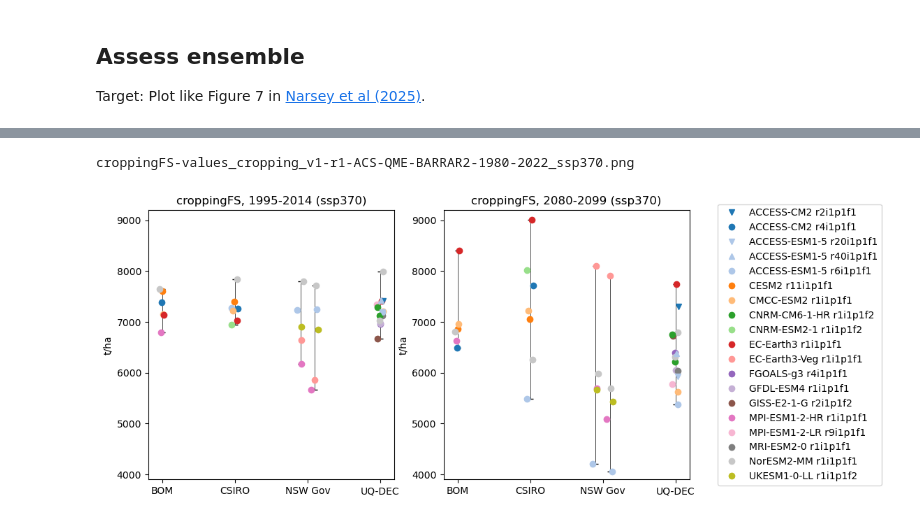
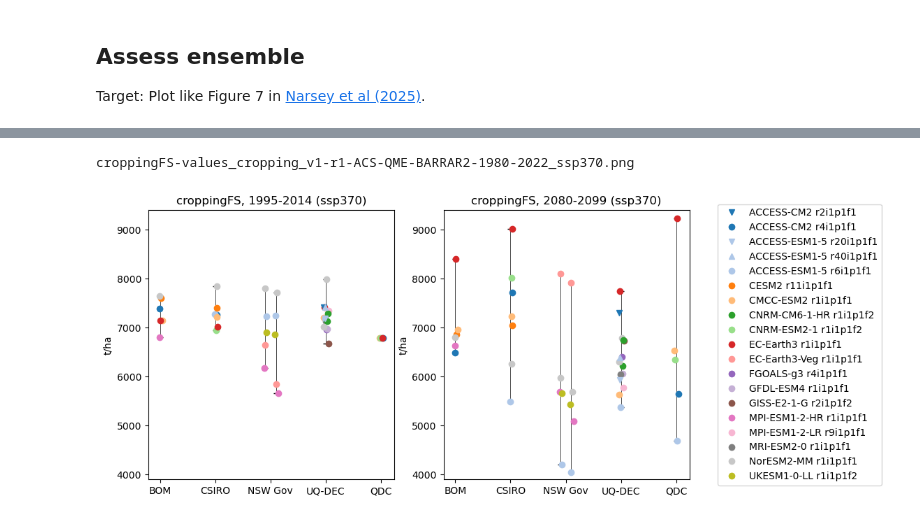
Before and after one commit to ClimateVHT/rip-sip, a Jupyter notebook: test.ipynb, the cells around one changed output, grey strips where cells are left out. Cells and saved outputs as stored; diff of their text form; code cells hidden in the pictures.

Commit message:
Add QDC to plots

```diff
--- a/test.ipynb
+++ b/test.ipynb
@@ -186,10 +186,24 @@ def metric_raw(infile, metric, bc, exp):
     """Process a metric file"""
 
     ds = xr.open_dataset(infile)
+
     da_baseline = ds[metric].sel(time=slice('1995-01-01', '2014-12-31')).mean('time', keep_attrs=True)
-    da_baseline = da_baseline.sel({'experiment': exp, 'bc': bc})
+    if 'qdc' in infile:
+        if 'AGCD' in bc:
+            da_baseline = da_baseline.sel({'experiment': exp, 'obs': 'AGCD'})
+        elif 'BARRA' in bc:
+            da_baseline = da_baseline.sel({'experiment': exp, 'obs': 'BARRA-R2'})
+    else:
+        da_baseline = da_baseline.sel({'experiment': exp, 'bc': bc})
+
     da_future = ds[metric].sel(time=slice('2080-01-01', '2099-12-31')).mean('time', keep_attrs=True)
-    da_future = da_future.sel({'experiment': exp, 'bc': bc})
+    if 'qdc' in infile:
+        if 'AGCD' in bc:
+            da_future = da_future.sel({'experiment': exp, 'obs': 'AGCD'})
+        elif 'BARRA' in bc:
+            da_future = da_future.sel({'experiment': exp, 'obs': 'BARRA-R2'})
+    else:
+        da_future = da_future.sel({'experiment': exp, 'bc': bc})
 
     return da_baseline, da_future
 
@@ -223,6 +237,7 @@ def plot_values(metric, region, bc, exp, ylim=[], savefig=False):
         f'data/{metric}_ccamo-2112_{region}.nc': 4,
         f'data/{metric}_ccamo-2112-r2_{region}.nc': 4,
         f'data/{metric}_ccamo-2112-r4_{region}.nc': 4,
+        f'data/{metric}_qdc_{region}.nc': 5,
     }
 
     fig = plt.figure(figsize=(10, 5))
@@ -230,8 +245,8 @@ def plot_values(metric, region, bc, exp, ylim=[], savefig=False):
     ax2 = plt.subplot(122)
 
     label_list = []
-    baseline_values_dict = {1: [], 2: [], 2.9: [], 3.1: [], 4: []}
-    future_values_dict = {1: [], 2: [], 2.9: [], 3.1: [], 4: []}
+    baseline_values_dict = {1: [], 2: [], 2.9: [], 3.1: [], 4: [], 5: []}
+    future_values_dict = {1: [], 2: [], 2.9: [], 3.1: [], 4: [], 5: []}
     for infile, index in ensfile.items():
         da_baseline, da_future = metric_raw(infile, metric, bc, exp)
         for gcm in da_baseline['gcm'].values:
@@ -264,8 +279,8 @@ def plot_values(metric, region, bc, exp, ylim=[], savefig=False):
     units = units_dict[metric]
     ax1.set_ylabel(units)
     ax2.set_ylabel(units)
-    ax1.set_xticks([1, 2, 3, 4], labels=['BOM', 'CSIRO', 'NSW Gov', 'UQ-DEC'])
-    ax2.set_xticks([1, 2, 3, 4], labels=['BOM', 'CSIRO', 'NSW Gov', 'UQ-DEC'])
+    ax1.set_xticks([1, 2, 3, 4, 5], labels=['BOM', 'CSIRO', 'NSW Gov', 'UQ-DEC', 'QDC'])
+    ax2.set_xticks([1, 2, 3, 4, 5], labels=['BOM', 'CSIRO', 'NSW Gov', 'UQ-DEC', 'QDC'])
     ax1.set_title(f'{metric}, 1995-2014 (ssp370)')
     ax2.set_title(f'{metric}, 2080-2099 (ssp370)')
     if ylim:
@@ -345,8 +361,8 @@ THItropical-change_mod-ncra-nth_v1-r1-ACS-QME-BARRAR2-1980-2022_ssp370.png
 # %%
-plot_values('croppingFS', 'cropping', 'v1-r1-ACS-QME-BARRAR2-1980-2022', 'ssp370', ylim=[3900, 9200], savefig=True)
+plot_values('croppingFS', 'cropping', 'v1-r1-ACS-QME-BARRAR2-1980-2022', 'ssp370', ylim=[3900, 9400], savefig=True)
 # %% [output]
 croppingFS-values_cropping_v1-r1-ACS-QME-BARRAR2-1980-2022_ssp370.png
-[figure, old version]
+[figure, new version]
 # %%
 plot_change('croppingFS', 'cropping', 'v1-r1-ACS-QME-BARRAR2-1980-2022', 'ssp370', pct=False, savefig=False)
 # %% [output]
```
Also changed, not shown: parts of 5 cells of this notebook.
